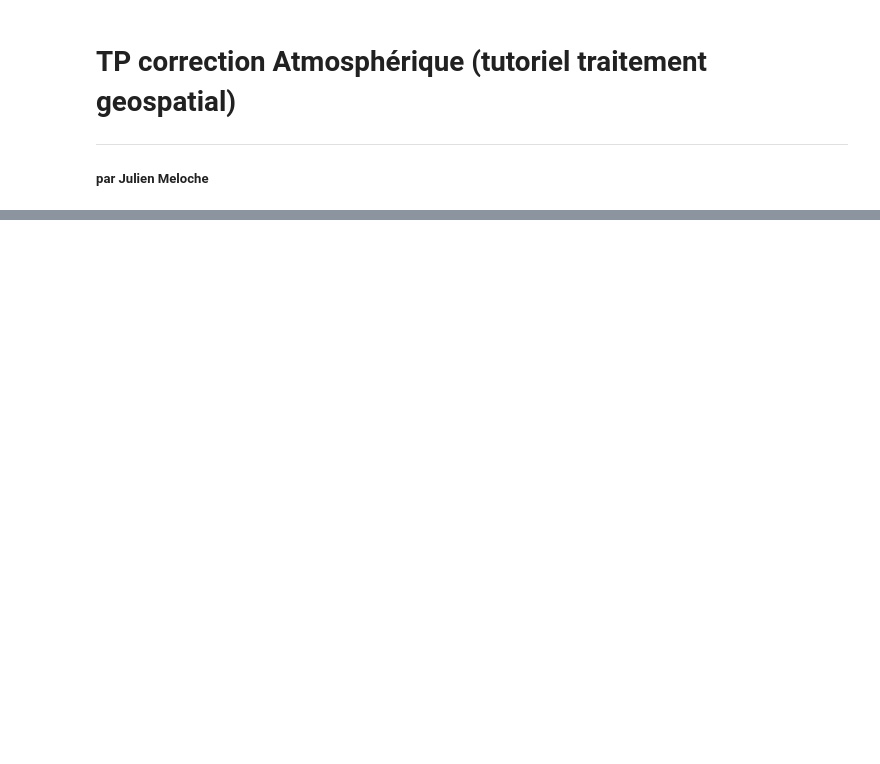
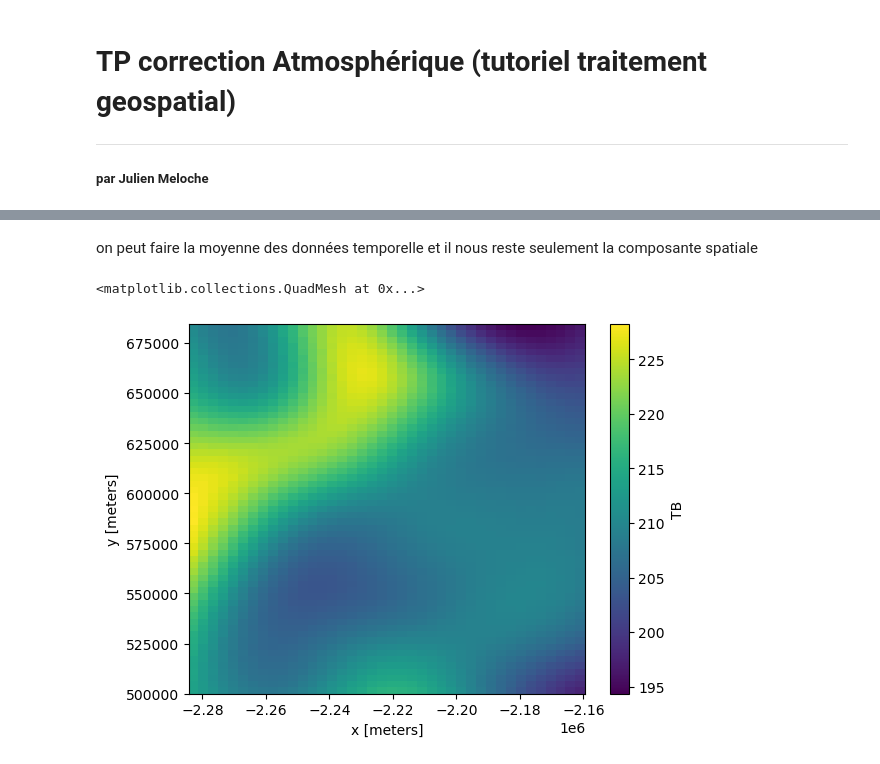
Before and after one commit to JulienMeloche/TP_correction_Atmo, a Jupyter notebook: TP_correctionAtmo.ipynb, the cells around one changed output, grey strips where cells are left out. Cells and saved outputs as stored; diff of their text form; code cells hidden in the pictures; blank space fills up the shorter version.

```diff
--- a/TP_correctionAtmo.ipynb
+++ b/TP_correctionAtmo.ipynb
@@ -38,0 +99,4 @@ conda install rasterio geopandas
+# %%
+filename_temporal = 'Tb_37H_CamBay_2019-04.nc'
+tb_temp = xr.open_dataset(filename_temporal)
+tb_temp
@@ -38,0 +116,7 @@ conda install rasterio geopandas
+# %% [markdown]
+on peut faire la moyenne des données temporelle et il nous reste seulement la composante spatiale
+# %%
+tb_temp.mean(dim = 'time').TB.plot()
+# %% [output]
+<matplotlib.collections.QuadMesh at 0x...>
+[figure, added]
```
Also changed, not shown: parts of 28 cells of this notebook.
